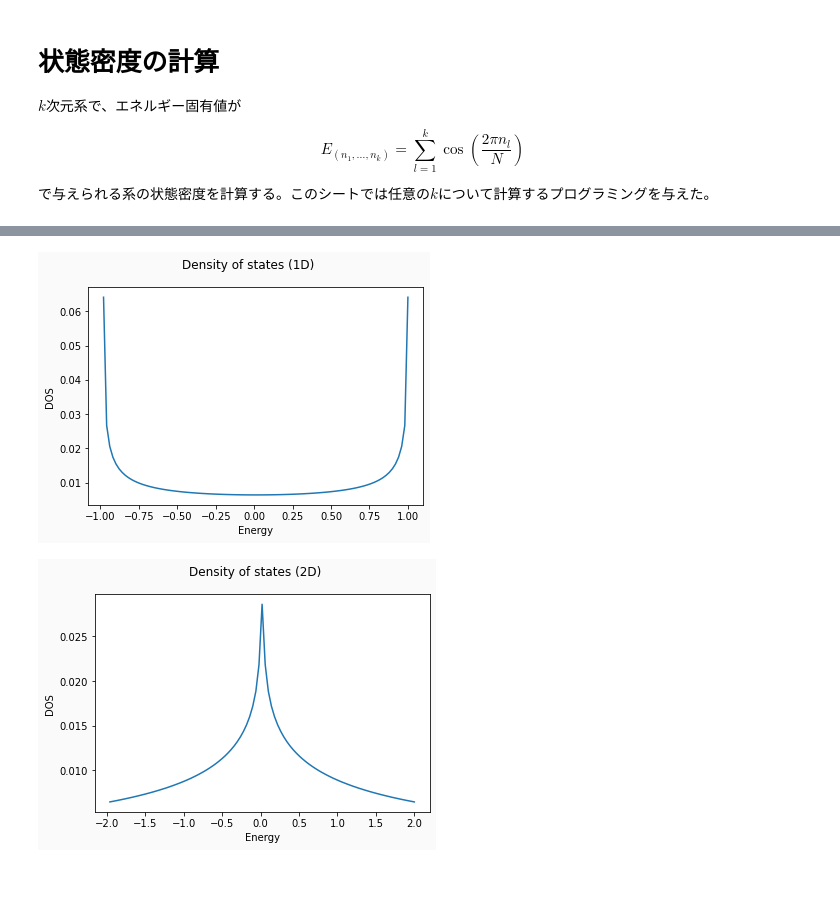
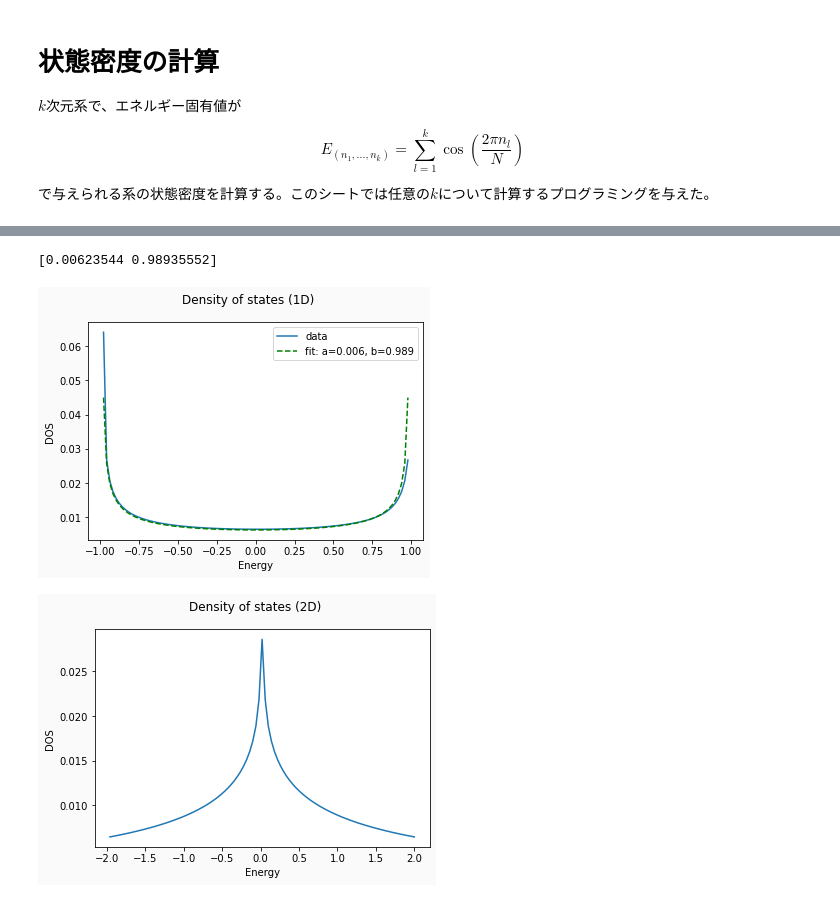
Before and after one commit to capriblue/dos_for_2site, a Jupyter notebook: calculate.ipynb, the cells around one changed output, grey strips where cells are left out. Cells and saved outputs as stored; diff of their text form; code cells hidden in the pictures.

```diff
--- a/calculate.ipynb
+++ b/calculate.ipynb
@@ -50,13 +63,24 @@ one  = Calculate(1, 100000000, -1, 1, True)
+# %%
+from scipy.optimize import curve_fit
+
+def func( x, a, b):
+    return a * 1/ np.sqrt( 1- ( x/b)**2)
+
+popt, pcov = curve_fit(func, one.Es[1:-1], one.hist[1:-1]) # 発散する点を除外してcurve_fit
+# %% [output]
+[0.00623544 0.98935552]
 # %%
 fig = plt.figure(facecolor='#fafafa')
 ax = fig.add_subplot(111)
-ax.plot(one.Es[1:], one.hist[1:]) # 外れ値を除外
+ax.plot(one.Es[1:-1], one.hist[1:-1], label="data") # 外れ値を除外
+ax.plot(one.Es[1:-1], func(one.Es[1:-1], *popt), 'g--', label="fit: a=%5.3f, b=%5.3f" % tuple(popt))
 fig.suptitle("Density of states (1D) ")
 ax.set_xlabel("Energy")
 _ =ax.set_ylabel("DOS")
+ax.legend()
 fig.savefig("DOS_1d.png", dpi=400)
 # %% [output]
-[figure, old version]
+[figure, new version]
 # %%
 # 2D
 two = Calculate(2, 100000000, -2, 2, True)
```
Also changed, not shown: parts of 1 cell of this notebook, 1 other file.
